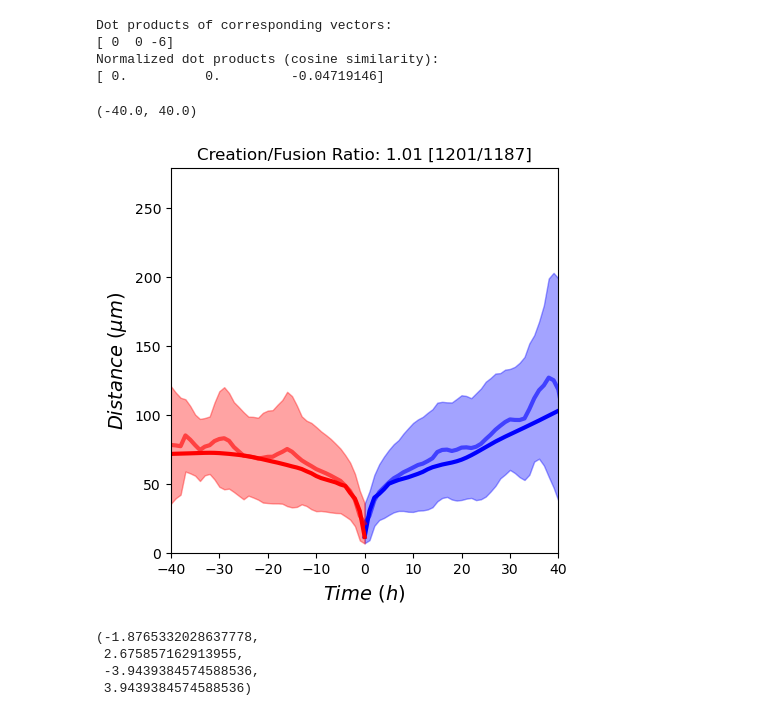
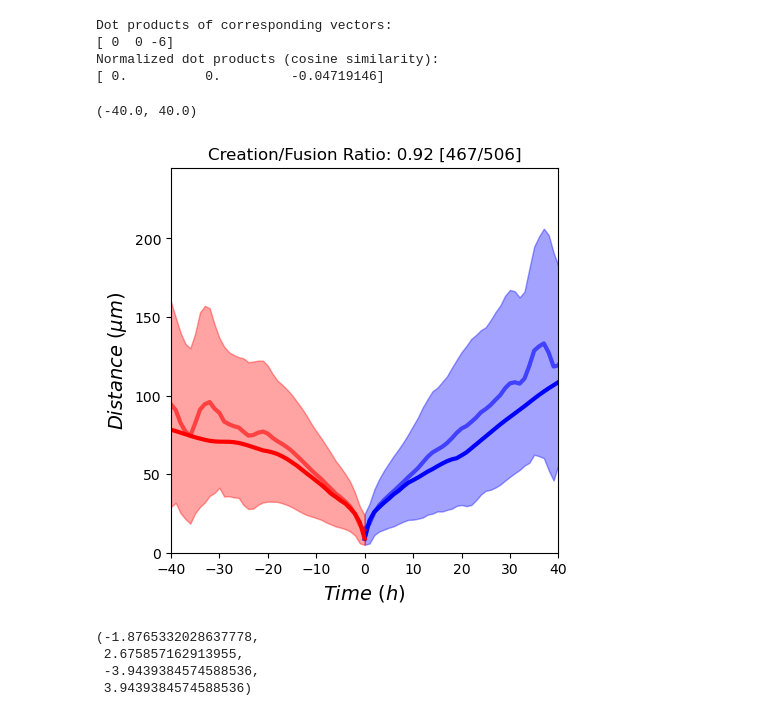
Before and after one commit to viciya/nematics, a Jupyter notebook: nematics/journals/defect_FusionCreation.ipynb, the cells around one changed output. Saved outputs shown, nothing was run; the diff lists cells and outputs as text; code cells hidden in the pictures.

```diff
--- a/nematics/journals/defect_FusionCreation.ipynb
+++ b/nematics/journals/defect_FusionCreation.ipynb
@@ -285,14 +285,14 @@ from average_flows import *
 fig, ax1 = plt.subplots(1,1,  figsize=(5,5))
 show = False
 win = 1
-track_len = 3
+track_len = 10
 
 # all_pairs_df = pd.read_csv(r"C:\Users\victo\OneDrive - BGU\Dov\output_HBEC_s2.csv").dropna(subset=["min_id","creation"])
-all_pairs_df = pd.read_csv(r"C:\Users\victo\OneDrive - BGU\Dov\output_HBEC_s23456.csv").dropna(subset=["min_id","creation"])
+# all_pairs_df = pd.read_csv(r"C:\Users\victo\OneDrive - BGU\Dov\output_HBEC_s23456.csv").dropna(subset=["min_id","creation"])
 # all_pairs_df = pd.read_csv(r"C:\Users\victo\OneDrive - BGU\Dov\output_RPE1.csv").dropna(subset=["min_id","creation"])
 # all_pairs_df = pd.read_csv(r"C:\Users\victo\OneDrive - BGU\Dov\output_C2C12_s2.csv").dropna(subset=["min_id","creation"])
 # all_pairs_df = pd.read_csv(r"C:\Users\victo\OneDrive - BGU\Dov\output_bacteria6_right2.csv").dropna(subset=["min_id","creation"])
-# all_pairs_df = pd.read_csv(r"C:\Users\victo\OneDrive - BGU\Dov\output_bacteria6_all.csv").dropna(subset=["min_id","creation"])
+all_pairs_df = pd.read_csv(r"C:\Users\victo\OneDrive - BGU\Dov\output_bacteria6_all.csv").dropna(subset=["min_id","creation"])
 
 
 all_pairs_df.fuse_up = all_pairs_df.fuse_up.astype("bool")
@@ -311,34 +311,34 @@ df_all = pd.concat([df_cr, df_fuse])
 for color,df in zip(["b","r"], [df_cr, df_fuse]):
     df_ = plot_rolling_average(df, ax1, "distance", "track_frame", win=win, show=~show, color=color, avfunc=np.mean, stdfunc=np.std)
     if not show:
         # ax1.plot(df_.track_frame/12, df_.distance_ave*.74, color, linewidth=3)
         ax1.fill_between(df_.track_frame,
                         (df_.distance_ave-df_.distance_std),
                         (df_.distance_ave+df_.distance_std),
                         color=color, alpha=.2)
         # break
 
     df = df.sort_values('track_frame')
     # Apply LOWESS smoothing
     lowess = sm.nonparametric.lowess
     smoothed = lowess(df['distance'], df['track_frame'], frac=1./6.)  # Adjust frac for smoothing level
     # Create a new DataFrame for the smoothed values
     smoothed_df = pd.DataFrame(smoothed, columns=['track_frame', 'smoothed_distance'])
     ax1.plot(smoothed_df['track_frame'], smoothed_df['smoothed_distance'], color=color, linewidth=3, label='Smoothed Distance')
 
 
 cr_n = len(all_pairs_df.plus_id[all_pairs_df.creation].unique())
 fuse_n = len(all_pairs_df.plus_id[all_pairs_df.fusion].unique())
 
 plt.title("Creation/Fusion Ratio: %.4s [%.4s/%.4s]" % (cr_n/fuse_n, cr_n, fuse_n))
 ax1.set_xlabel("$Time ~(h)$", fontsize=14); ax1.set_ylabel("$Distance ~(\mu m)$", fontsize=14)
 ax1.set_ylim([0,None])
 ax1.set_xlim([-40,40])
 # fig.savefig(r"C:\Users\victo\OneDrive - BGU\BEER\DefectInter paper\Images\binding ave bacteria.svg")
 # fig.savefig(r"C:\Users\victo\OneDrive - BGU\BEER\DefectInter paper\Images\binding ave HBEC.svg")
 # %% [output]
 (-40.0, 40.0)
-[figure, old version]
+[figure, new version]
 # %%
 # Parameters for the spiral
 theta = np.linspace(.1, np.pi/2.5, 8)  # Angle from 0 to 4π
```
Also changed, not shown: parts of 7 cells of this notebook, 10 other files.
